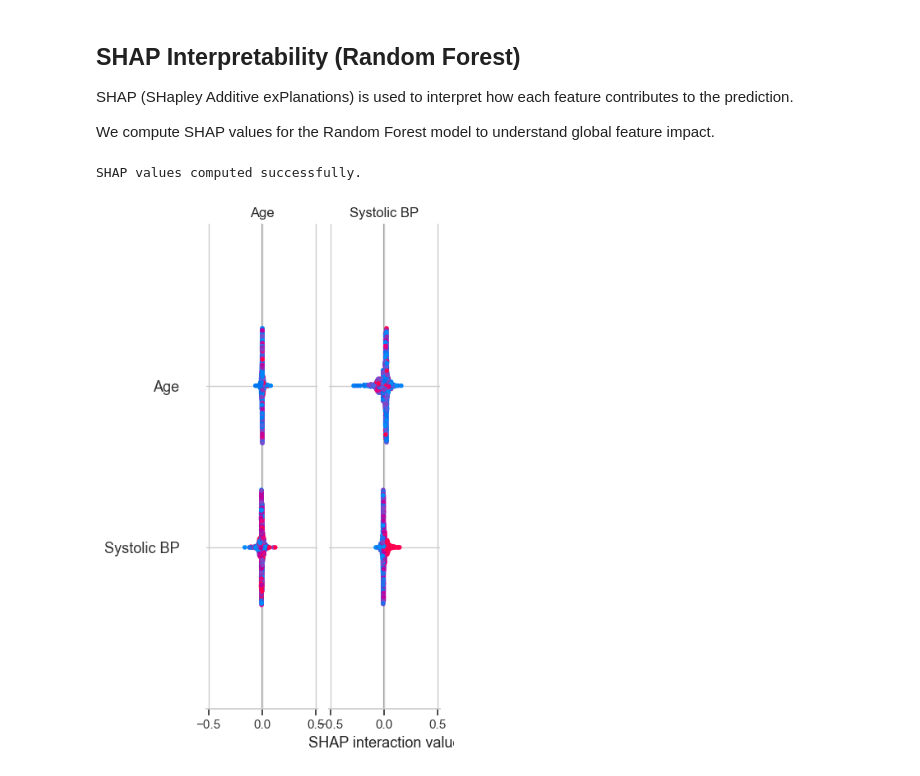
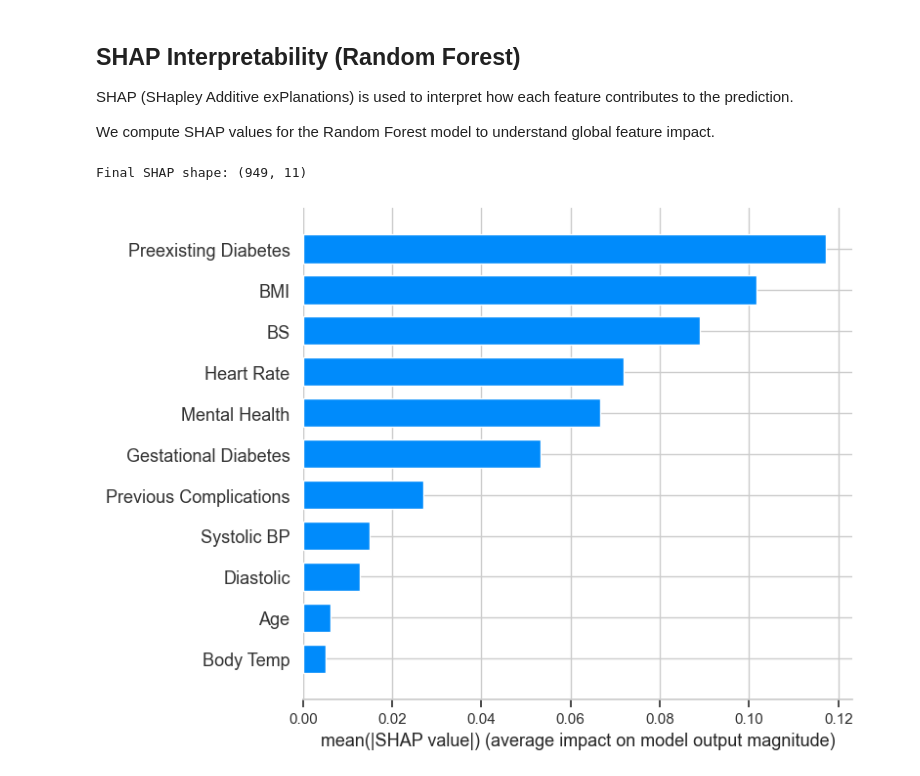
Before and after one commit to rumeysayk/pcos-maternal-risk-modeling, a Jupyter notebook: notebooks/Maternal_Risk_Modeling_Final.ipynb, the cells around one changed output. Cells and saved outputs as stored; diff of their text form; code cells hidden in the pictures.

```diff
--- a/notebooks/Maternal_Risk_Modeling_Final.ipynb
+++ b/notebooks/Maternal_Risk_Modeling_Final.ipynb
@@ -615,34 +615,51 @@ how each feature contributes to the prediction.
 
 We compute SHAP values for the Random Forest model
 to understand global feature impact.
-# %%
-import shap
-import numpy as np
-
-# Transform training data (apply imputer only)
-X_train_imputed = rf_model.named_steps["imputer"].transform(X_train)
-
-# Create SHAP explainer
-explainer = shap.TreeExplainer(rf_model.named_steps["classifier"])
-
-# Compute SHAP values
-shap_values = explainer.shap_values(X_train_imputed)
-
-print("SHAP values computed successfully.")
-# %% [output]
-SHAP values computed successfully.
-# %%
-# If shap_values is a list (binary classification)
-if isinstance(shap_values, list):
-    shap_vals = shap_values[1]
-else:
-    shap_vals = shap_values
-
-shap.summary_plot(
-    shap_vals,
-    X_train_imputed,
-    feature_names=X.columns,
-    plot_type="dot"
-)
-# %% [output]
-[figure, removed]
+# %%
+## SHAP Interpretability (Random Forest)
+
+"""
+SHAP (SHapley Additive exPlanations) is used to interpret
+how each feature contributes to model predictions.
+
+We compute SHAP values for the trained Random Forest model
+to understand the global importance of predictors.
+"""
+
+import shap
+import numpy as np
+
+# Extract trained components
+imputer = rf_model.named_steps["imputer"]
+rf_clf = rf_model.named_steps["classifier"]
+
+# Apply SAME imputation used during training
+X_train_imputed = imputer.transform(X_train)
+
+# Create TreeExplainer
+explainer = shap.TreeExplainer(rf_clf)
+
+# Compute SHAP values
+shap_values = explainer.shap_values(
+    X_train_imputed,
+    check_additivity=False
+)
+
+# Handle new SHAP versions (3D output)
+if len(np.array(shap_values).shape) == 3:
+    shap_vals = shap_values[:, :, 1]  # class 1 (High risk)
+else:
+    shap_vals = shap_values[1]
+
+print("Final SHAP shape:", shap_vals.shape)
+
+# Global Feature Importance (Bar Plot)
+shap.summary_plot(
+    shap_vals,
+    X_train_imputed,
+    feature_names=X.columns,
+    plot_type="bar"
+)
+# %% [output]
+Final SHAP shape: (949, 11)
+[figure, added]
```
Also changed, not shown: parts of 2 cells of this notebook, 4 other files.
